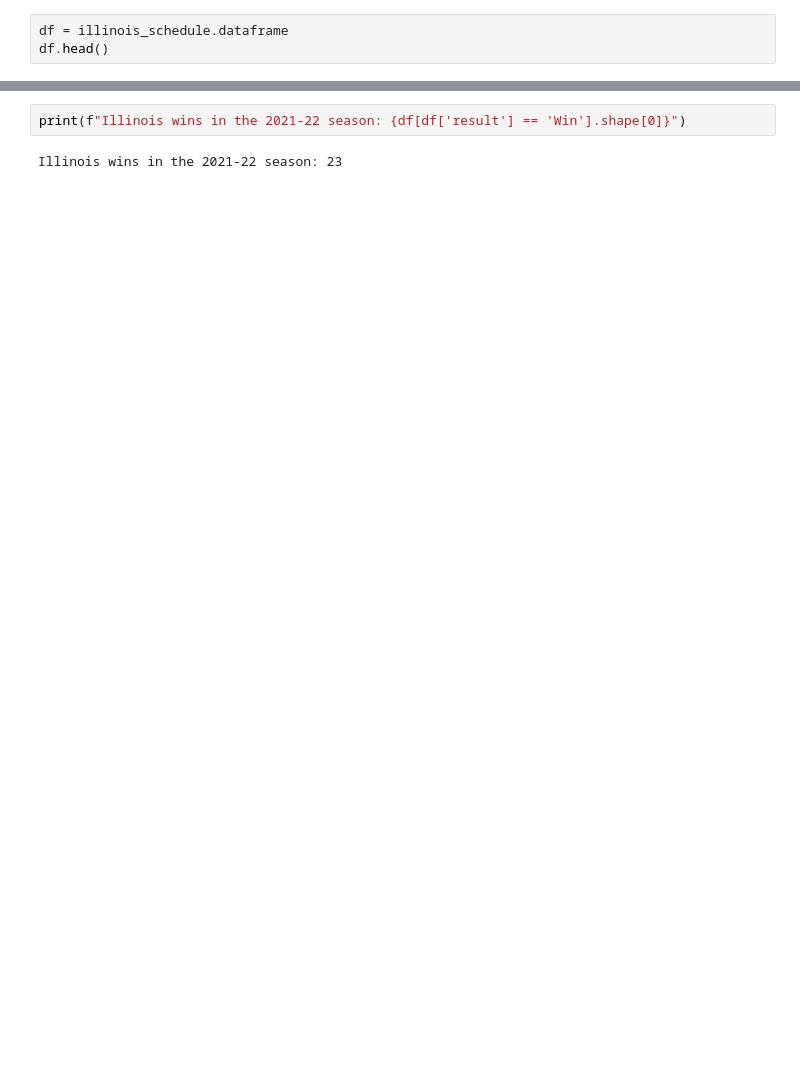
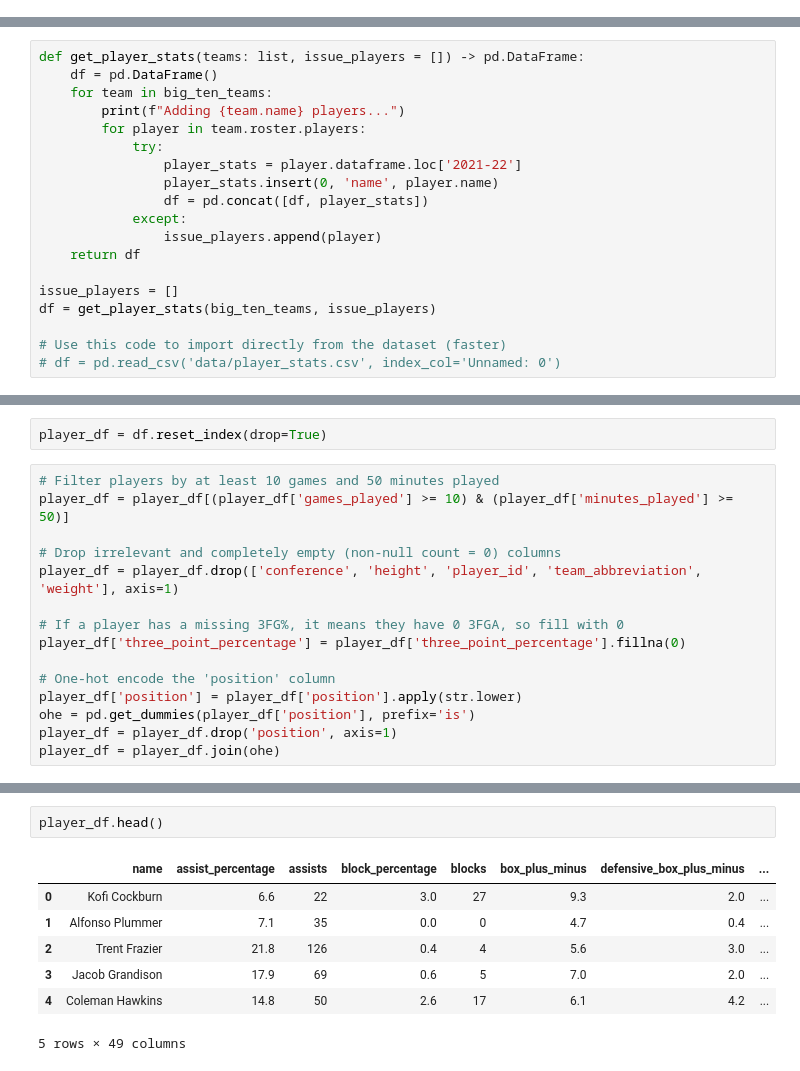
Before and after one commit to CS196Illinois/Group27-FA22, a Jupyter notebook: Project/Classification/classification.ipynb, the cells around one changed output, grey strips where cells are left out. Drawn from its saved outputs; the diff is of its cells as text; blank space fills up the shorter version.

```diff
--- a/Project/Classification/classification.ipynb
+++ b/Project/Classification/classification.ipynb
@@ -18,3 +13,0 @@ illinois_schedule = Schedule('illinois')
-# %%
-df = illinois_schedule.dataframe
-df.head()
@@ -27,0 +14,19 @@ df.head()
+# %%
+def get_player_stats(teams: list, issue_players = []) -> pd.DataFrame:
+    df = pd.DataFrame()
+    for team in big_ten_teams:
+        print(f"Adding {team.name} players...")
+        for player in team.roster.players:
+            try:
+                player_stats = player.dataframe.loc['2021-22']
+                player_stats.insert(0, 'name', player.name)
+                df = pd.concat([df, player_stats])
+            except:
+                issue_players.append(player)
+    return df
+
+issue_players = []
+df = get_player_stats(big_ten_teams, issue_players)
+
+# Use this code to import directly from the dataset (faster)
+# df = pd.read_csv('data/player_stats.csv', index_col='Unnamed: 0')
@@ -28 +52,18 @@ df.head()
+# %%
+player_df = df.reset_index(drop=True)
+# %%
+# Filter players by at least 10 games and 50 minutes played
+player_df = player_df[(player_df['games_played'] >= 10) & (player_df['minutes_played'] >= 50)]
+
+# Drop irrelevant and completely empty (non-null count = 0) columns
+player_df = player_df.drop(['conference', 'height', 'player_id', 'team_abbreviation', 'weight'], axis=1)
+
+# If a player has a missing 3FG%, it means they have 0 3FGA, so fill with 0
+player_df['three_point_percentage'] = player_df['three_point_percentage'].fillna(0)
+
+# One-hot encode the 'position' column
+player_df['position'] = player_df['position'].apply(str.lower)
+ohe = pd.get_dummies(player_df['position'], prefix='is')
+player_df = player_df.drop('position', axis=1)
+player_df = player_df.join(ohe)
 # %%
@@ -48,4 +89,10 @@ memory usage: 5.2+ KB
-# %%
-print(f"Illinois wins in the 2021-22 season: {df[df['result'] == 'Win'].shape[0]}")
-# %% [output]
-Illinois wins in the 2021-22 season: 23
+# %%
+player_df.head()
+# %% [output]
+|  | name | assist_percentage | assists | block_percentage | blocks | box_plus_minus | defensive_box_plus_minus | ... |
+| 0 | Kofi Cockburn | 6.6 | 22 | 3.0 | 27 | 9.3 | 2.0 | ... |
+| 1 | Alfonso Plummer | 7.1 | 35 | 0.0 | 0 | 4.7 | 0.4 | ... |
+| 2 | Trent Frazier | 21.8 | 126 | 0.4 | 4 | 5.6 | 3.0 | ... |
+| 3 | Jacob Grandison | 17.9 | 69 | 0.6 | 5 | 7.0 | 2.0 | ... |
+| 4 | Coleman Hawkins | 14.8 | 50 | 2.6 | 17 | 6.1 | 4.2 | ... |
+5 rows × 49 columns
```
Also changed, not shown: parts of 13 cells of this notebook, 1 other file.
